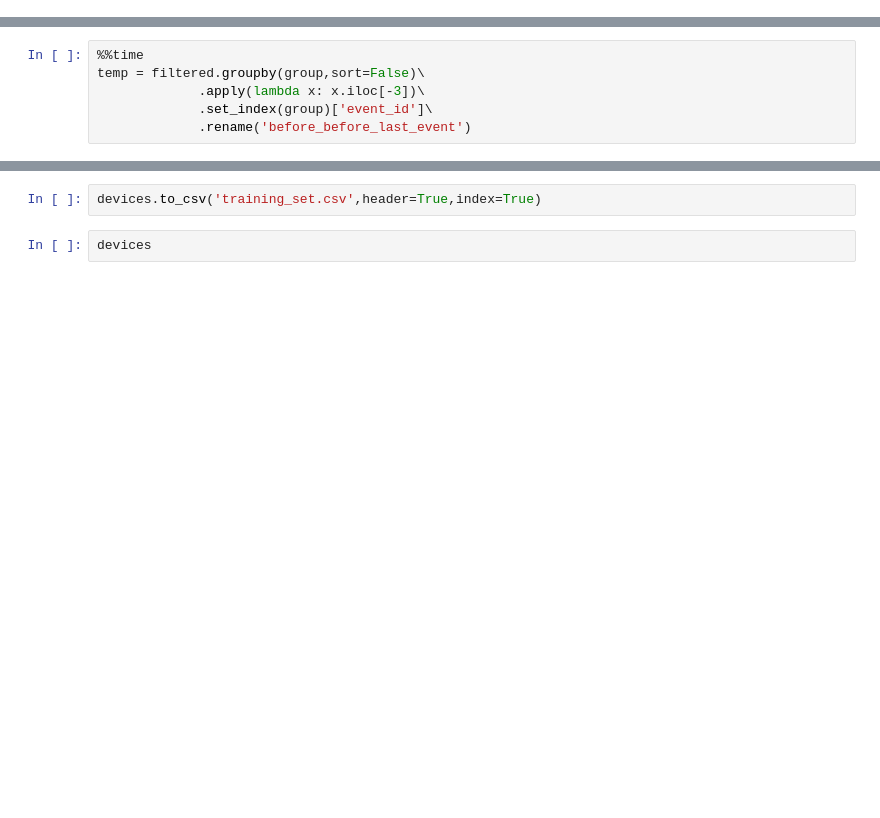
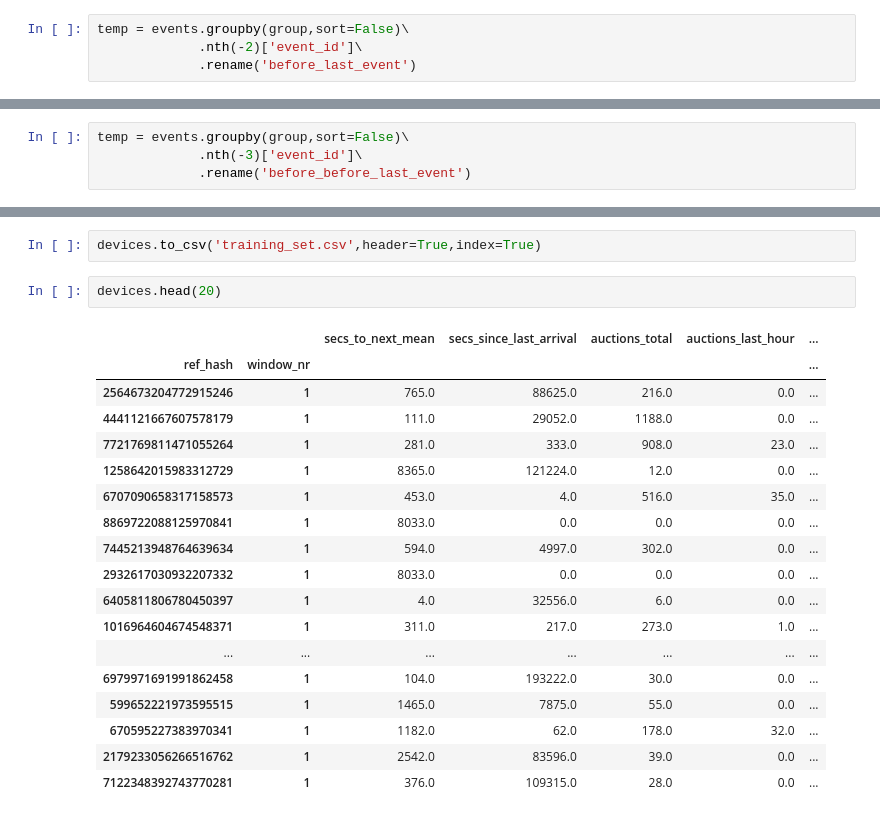
Before and after one commit to gatti2602/7506-datos, a Jupyter notebook: tp2/Final/3-Armado de Features.ipynb, the cells around one changed output, grey strips where cells are left out. Drawn from its saved outputs; the diff is of its cells as text; blank space fills up the shorter version.

```diff
--- a/tp2/Final/3-Armado de Features.ipynb
+++ b/tp2/Final/3-Armado de Features.ipynb
@@ -822,2 +815,6 @@ temp = filtered.groupby(group,sort=False)\
+# %%
+temp = events.groupby(group,sort=False)\
+             .nth(-2)['event_id']\
+             .rename('before_last_event')
 # %%
 temp.head()
@@ -828,10 +841,8 @@ devices.head()
 # %% [markdown]
 ### Ante anteultimo evento
 # %%
-%%time
-temp = filtered.groupby(group,sort=False)\
-             .apply(lambda x: x.iloc[-3])\
-             .set_index(group)['event_id']\
+temp = events.groupby(group,sort=False)\
+             .nth(-3)['event_id']\
              .rename('before_before_last_event')
 # %%
 temp.head()
@@ -872,4 +963,23 @@ devices.isnull().sum()
 # %%
 devices.to_csv('training_set.csv',header=True,index=True)
 # %%
-devices
+devices.head(20)
+# %% [output]
+|  |  | secs_to_next_mean | secs_since_last_arrival | auctions_total | auctions_last_hour | ... |
+| ref_hash | window_nr |  |  |  |  | ... |
+| 2564673204772915246 | 1 | 765.0 | 88625.0 | 216.0 | 0.0 | ... |
+| 4441121667607578179 | 1 | 111.0 | 29052.0 | 1188.0 | 0.0 | ... |
+| 7721769811471055264 | 1 | 281.0 | 333.0 | 908.0 | 23.0 | ... |
+| 1258642015983312729 | 1 | 8365.0 | 121224.0 | 12.0 | 0.0 | ... |
+| 6707090658317158573 | 1 | 453.0 | 4.0 | 516.0 | 35.0 | ... |
+| 8869722088125970841 | 1 | 8033.0 | 0.0 | 0.0 | 0.0 | ... |
+| 7445213948764639634 | 1 | 594.0 | 4997.0 | 302.0 | 0.0 | ... |
+| 2932617030932207332 | 1 | 8033.0 | 0.0 | 0.0 | 0.0 | ... |
+| 6405811806780450397 | 1 | 4.0 | 32556.0 | 6.0 | 0.0 | ... |
+| 1016964604674548371 | 1 | 311.0 | 217.0 | 273.0 | 1.0 | ... |
+| ... | ... | ... | ... | ... | ... | ... |
+| 6979971691991862458 | 1 | 104.0 | 193222.0 | 30.0 | 0.0 | ... |
+| 599652221973595515 | 1 | 1465.0 | 7875.0 | 55.0 | 0.0 | ... |
+| 670595227383970341 | 1 | 1182.0 | 62.0 | 178.0 | 32.0 | ... |
+| 2179233056266516762 | 1 | 2542.0 | 83596.0 | 39.0 | 0.0 | ... |
+| 7122348392743770281 | 1 | 376.0 | 109315.0 | 28.0 | 0.0 | ... |
```
Also changed, not shown: parts of 14 cells of this notebook.
